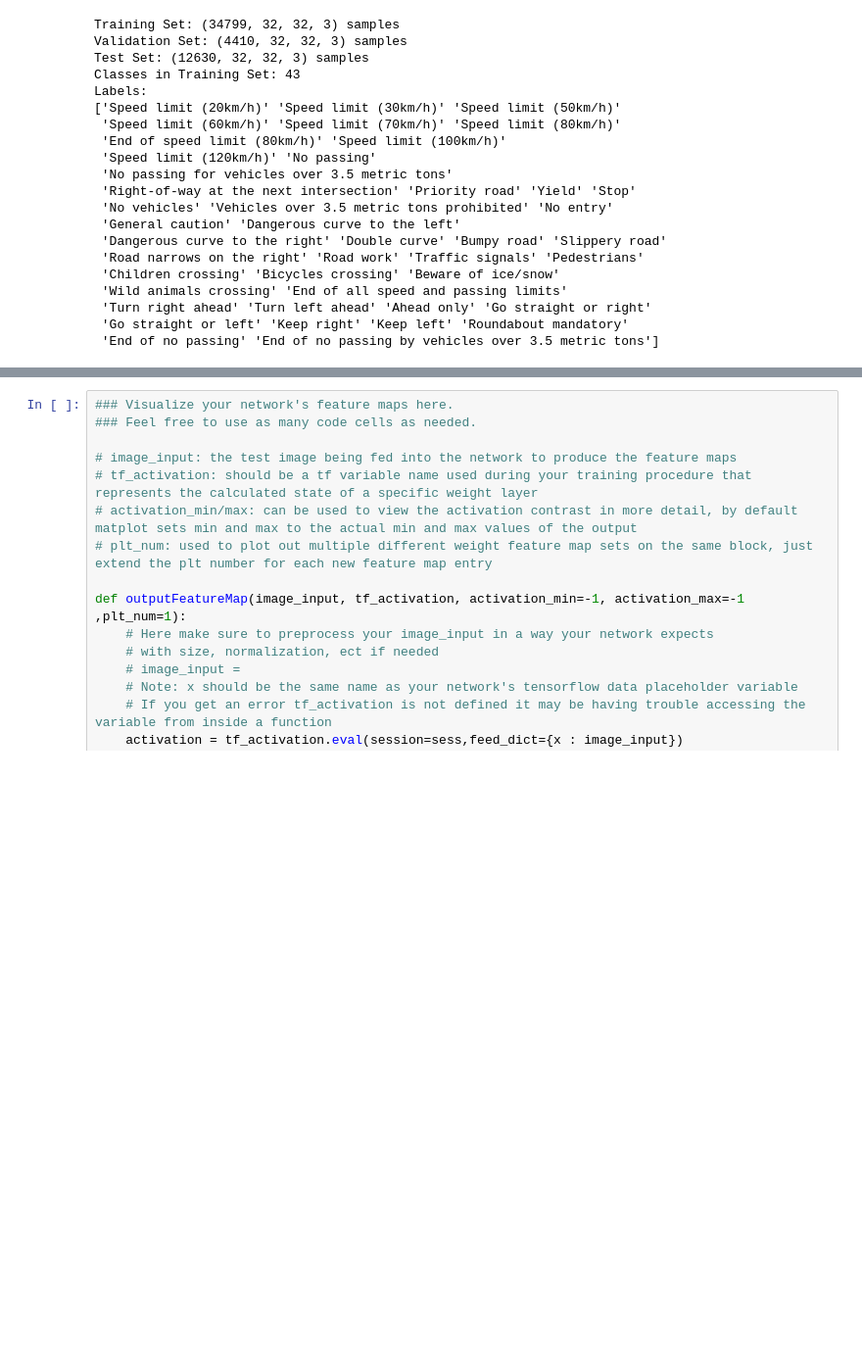
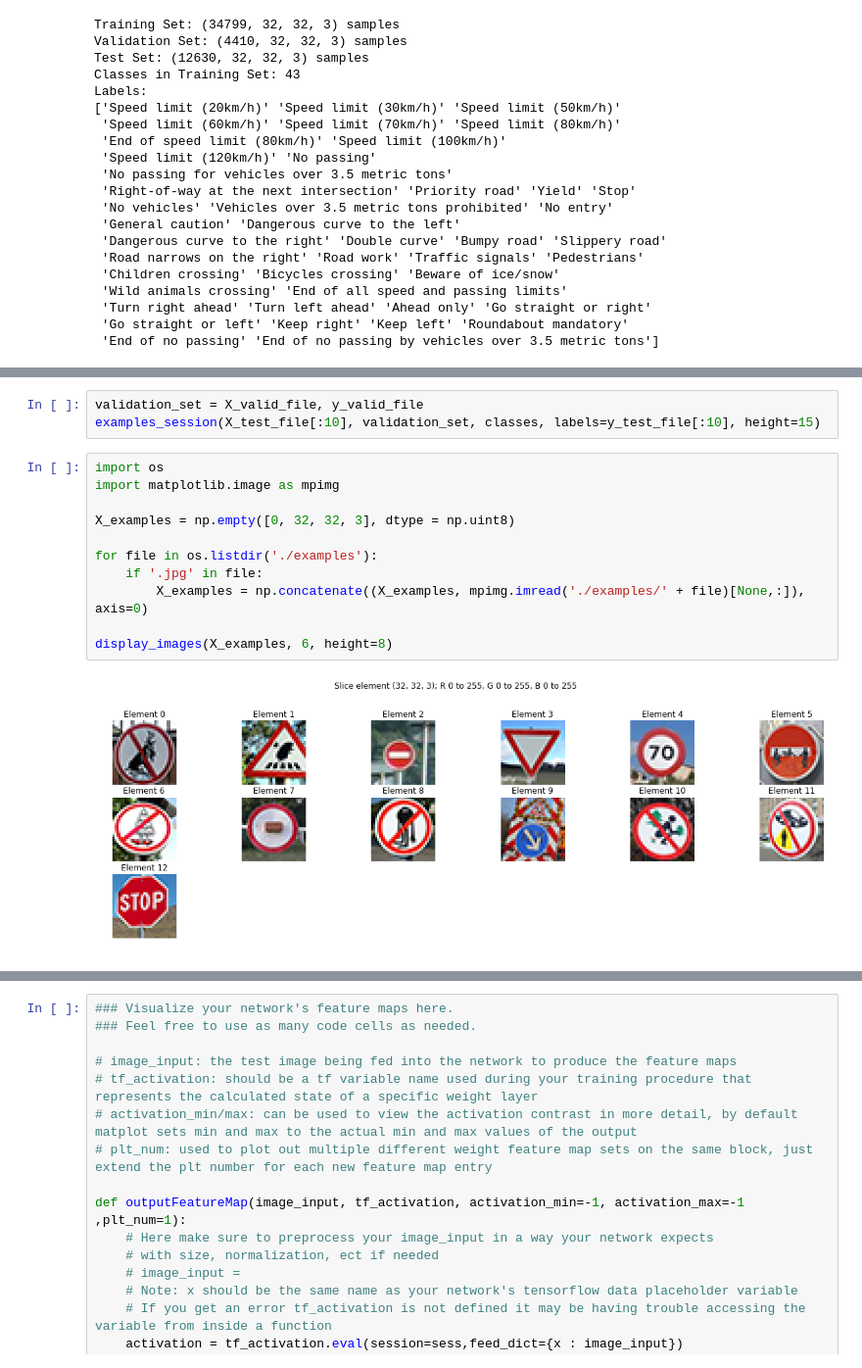
Before and after one commit to dmytronasyrov/CarND-Traffic-Sign-Classifier-Project, a Jupyter notebook: Traffic_Sign_Classifier.ipynb, the cells around one changed output, grey strips where cells are left out. Shown at 98% size. Saved outputs shown, nothing was run; the diff lists cells and outputs as text; blank space fills up the shorter version.

```diff
--- a/Traffic_Sign_Classifier.ipynb
+++ b/Traffic_Sign_Classifier.ipynb
@@ -1450,0 +965,16 @@ Once you have completed the code implementation, document your results in a proj
+# %%
+validation_set = X_valid_file, y_valid_file
+examples_session(X_test_file[:10], validation_set, classes, labels=y_test_file[:10], height=15)
+# %%
+import os
+import matplotlib.image as mpimg
+
+X_examples = np.empty([0, 32, 32, 3], dtype = np.uint8)
+
+for file in os.listdir('./examples'):
+    if '.jpg' in file:
+        X_examples = np.concatenate((X_examples, mpimg.imread('./examples/' + file)[None,:]), axis=0)
+
+display_images(X_examples, 6, height=8)
+# %% [output]
+[figure, added]
```
Also changed, not shown: parts of 40 cells of this notebook, 18 other files.
